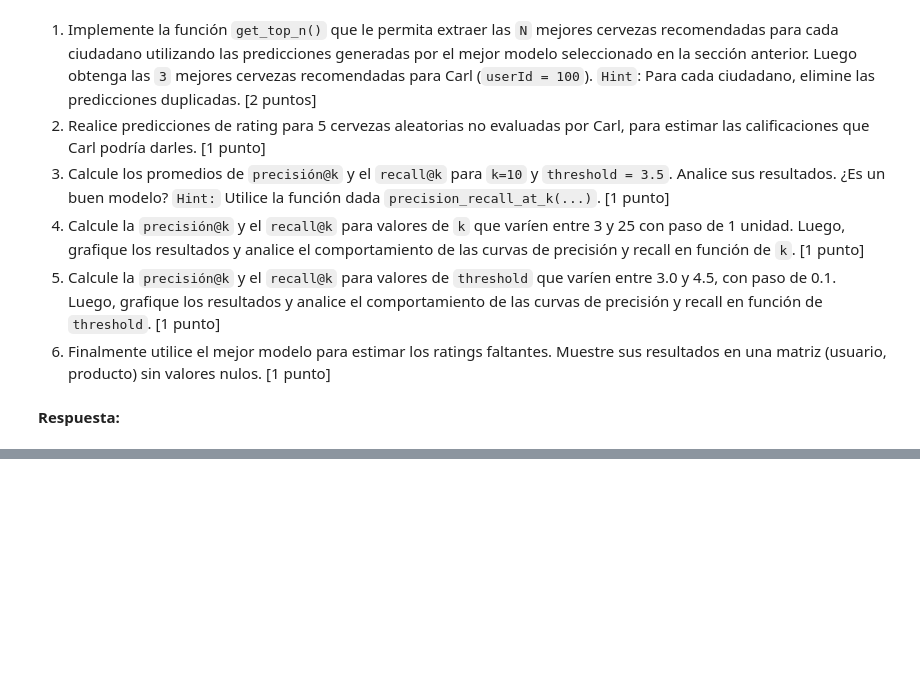
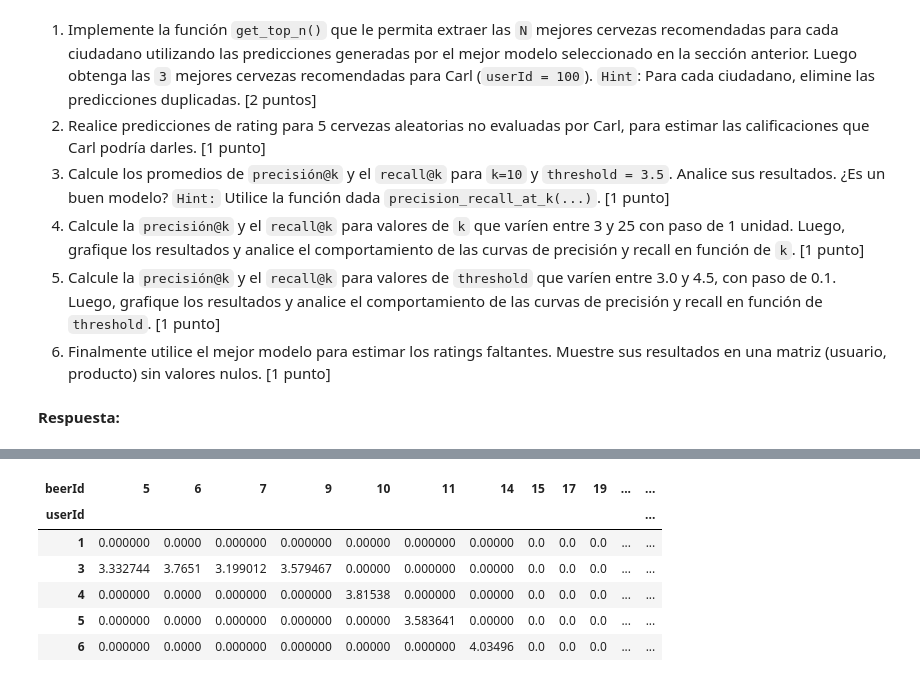
Before and after one commit to jesuvalenzuela/NanSquad, a Jupyter notebook: Lab10/Lab10_enunciado.ipynb, the cells around one changed output, grey strips where cells are left out. Cells and saved outputs as stored; diff of their text form; code cells hidden in the pictures; blank space fills up the shorter version.

```diff
--- a/Lab10/Lab10_enunciado.ipynb
+++ b/Lab10/Lab10_enunciado.ipynb
@@ -451,0 +1613,93 @@ def precision_recall_at_k(predictions, k=10, threshold=3.5):
+# %%
+#Desarrolle su código aquí
+
+# ===============================
+# 2.4 El Mejor Filtro Colaborativo (SVD)
+# ===============================
+import numpy as np
+import pandas as pd
+from collections import defaultdict
+from surprise import accuracy
+
+# ---------------------------------------------------------------
+# 1) Función get_top_n(): obtiene las N mejores recomendaciones por usuario
+# ---------------------------------------------------------------
+def get_top_n(predictions, n=10):
+    """Retorna las N mejores predicciones por usuario."""
+    top_n = defaultdict(list)
+    for uid, iid, true_r, est, _ in predictions:
+        top_n[uid].append((iid, est))
+    # Ordenar y dejar top N
+    for uid, user_ratings in top_n.items():
+        user_ratings.sort(key=lambda x: x[1], reverse=True)
+        top_n[uid] = user_ratings[:n]
+    return top_n
+
+
+# ---------------------------------------------------------------
+# 2) Generar predicciones para todos los pares usuario-producto no evaluados
+# ---------------------------------------------------------------
+# Reentrenamos el mejor modelo (SVD)
+svd.fit(trainset)
+
+# Predicciones sobre TODO el dataset (usuarios × cervezas)
+testset_full = trainset.build_anti_testset()
+predictions_full = svd.test(testset_full)
+
+# Obtener Top-N recomendaciones por usuario
+top_n = get_top_n(predictions_full, n=5)
+
+# Mostrar las 3 mejores cervezas recomendadas para Carl (userId=100)
+print("🍺 Top 3 cervezas recomendadas para Carl (userId=100):")
+for i, (beer_id, rating) in enumerate(top_n[100][:3], start=1):
+    beer_name = cervezas.loc[cervezas.beerId == int(beer_id), "beerName"].values
+    print(f"{i}. {beer_name[0] if len(beer_name) > 0 else beer_id} (estimado: {rating:.2f})")
+
+
+# ---------------------------------------------------------------
+# 3) Calcular precisión@k y recall@k para evaluar el modelo
+# ---------------------------------------------------------------
+def precision_recall_at_k(predictions, k=10, threshold=3.5):
+    """Calcula precisión@k y recall@k promedio."""
+    user_est_true = defaultdict(list)
+    for uid, iid, true_r, est, _ in predictions:
+        user_est_true[uid].append((est, true_r))
+
+    precisions, recalls = {}, {}
+    for uid, user_ratings in user_est_true.items():
+        user_ratings.sort(key=lambda x: x[0], reverse=True)
+        n_rel = sum((true_r >= threshold) for (_, true_r) in user_ratings)
+        n_rec_k = sum((est >= threshold) for (est, _) in user_ratings[:k])
+        n_rel_and_rec_k = sum(
+            ((true_r >= threshold) and (est >= threshold))
+            for (est, true_r) in user_ratings[:k]
+        )
+        precisions[uid] = n_rel_and_rec_k / n_rec_k if n_rec_k != 0 else 0
+        recalls[uid] = n_rel_and_rec_k / n_rel if n_rel != 0 else 0
+    return precisions, recalls
+
+
+# Evaluar el modelo con los datos de test
+predictions = svd.test(testset)
+prec, rec = precision_recall_at_k(predictions, k=10, threshold=3.5)
+
+print("\n📈 Métricas promedio (k=10, threshold=3.5):")
+print(f"Precision@10: {np.mean(list(prec.values())):.4f}")
+print(f"Recall@10: {np.mean(list(rec.values())):.4f}")
+
+# ---------------------------------------------------------------
+# 4) Matriz final de resultados predichos sin valores nulos
+# ---------------------------------------------------------------
+# ✅ Matriz final de resultados predichos sin valores nulos
+df_pred = (pd.DataFrame(
+        [(p.uid, p.iid, p.r_ui, p.est) for p in predictions],
+        columns=["userId", "beerId", "rating_real", "rating_pred"]
+    )
+    .drop_duplicates(subset=["userId", "beerId"])  # 👈 elimina duplicados
+    .pivot(index="userId", columns="beerId", values="rating_pred")
+    .fillna(0)
+)
+
+print("\n✅ Matriz final (predicciones SVD, sin nulos):")
+display(df_pred.head())
+# %% [output]
@@ -451,0 +1716,7 @@ def precision_recall_at_k(predictions, k=10, threshold=3.5):
+| beerId | 5 | 6 | 7 | 9 | 10 | 11 | 14 | 15 | 17 | 19 | ... | ... |
+| userId |  |  |  |  |  |  |  |  |  |  |  | ... |
+| 1 | 0.000000 | 0.0000 | 0.000000 | 0.000000 | 0.00000 | 0.000000 | 0.00000 | 0.0 | 0.0 | 0.0 | ... | ... |
+| 3 | 3.332744 | 3.7651 | 3.199012 | 3.579467 | 0.00000 | 0.000000 | 0.00000 | 0.0 | 0.0 | 0.0 | ... | ... |
+| 4 | 0.000000 | 0.0000 | 0.000000 | 0.000000 | 3.81538 | 0.000000 | 0.00000 | 0.0 | 0.0 | 0.0 | ... | ... |
+| 5 | 0.000000 | 0.0000 | 0.000000 | 0.000000 | 0.00000 | 3.583641 | 0.00000 | 0.0 | 0.0 | 0.0 | ... | ... |
+| 6 | 0.000000 | 0.0000 | 0.000000 | 0.000000 | 0.00000 | 0.000000 | 4.03496 | 0.0 | 0.0 | 0.0 | ... | ... |
```
Also changed, not shown: parts of 41 cells of this notebook.
